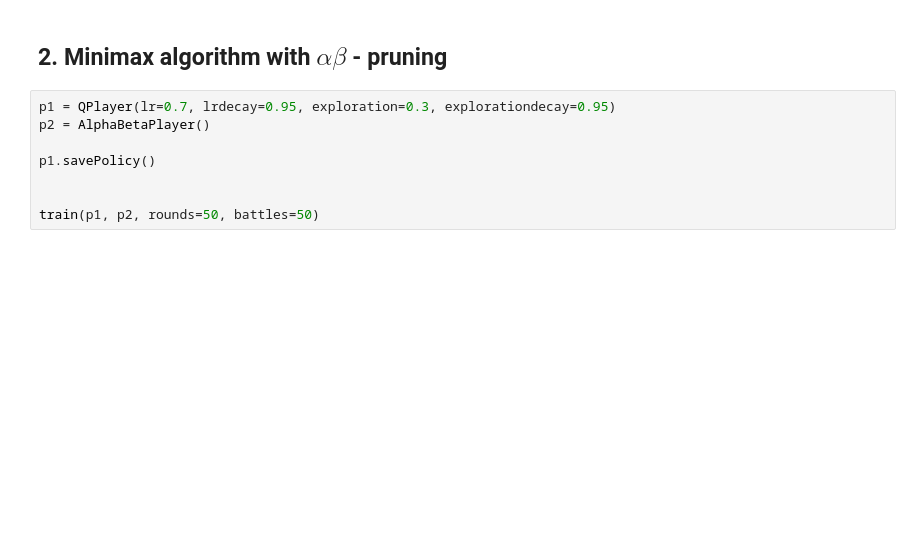
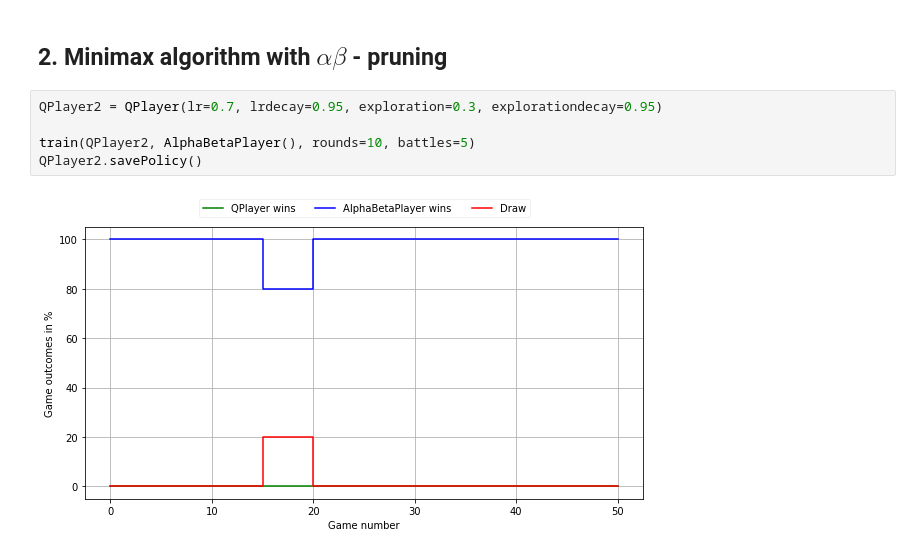
Before and after one commit to simonaertssen/TicTacToe-Reinforcement-Learning, a Jupyter notebook: TrainPlayers.ipynb, the cells around one changed output. Saved outputs shown, nothing was run; the diff lists cells and outputs as text; blank space fills up the shorter version.

```diff
--- a/TrainPlayers.ipynb
+++ b/TrainPlayers.ipynb
@@ -35,10 +57,9 @@ train(p1, p2, rounds=100, battles=10)
 # %% [markdown]
 ## 2. Minimax algorithm with $\alpha \beta$ - pruning
 # %%
-p1 = QPlayer(lr=0.7, lrdecay=0.95, exploration=0.3, explorationdecay=0.95)
-p2 = AlphaBetaPlayer()
+QPlayer2 = QPlayer(lr=0.7, lrdecay=0.95, exploration=0.3, explorationdecay=0.95)
 
-p1.savePolicy()
-
-
-train(p1, p2, rounds=50, battles=50)
+train(QPlayer2, AlphaBetaPlayer(), rounds=10, battles=5)
+QPlayer2.savePolicy()
+# %% [output]
+[figure, added]
```
Also changed, not shown: parts of 8 cells of this notebook, 1 other file.
